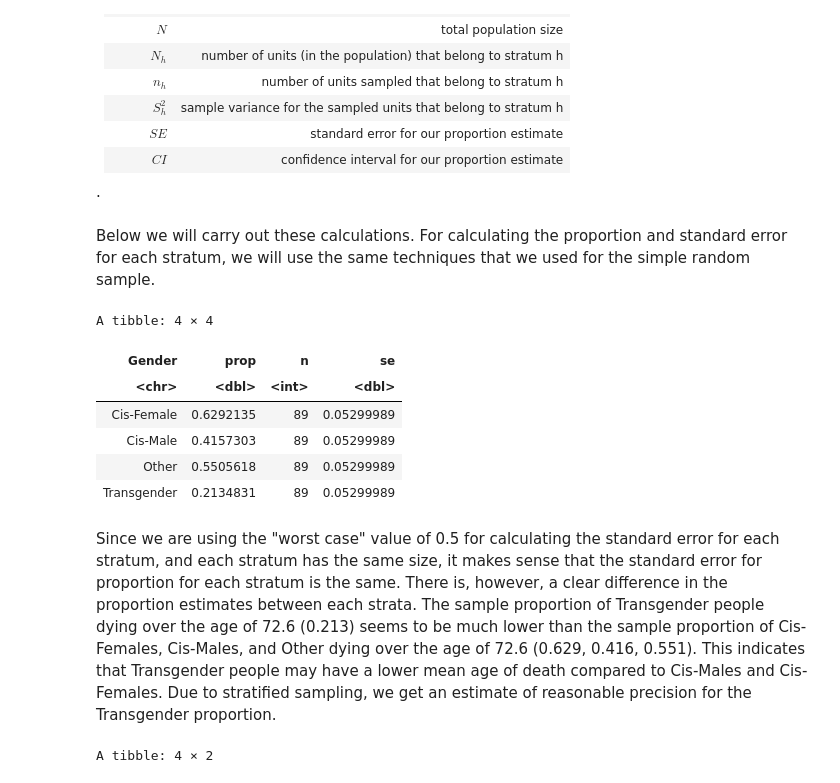
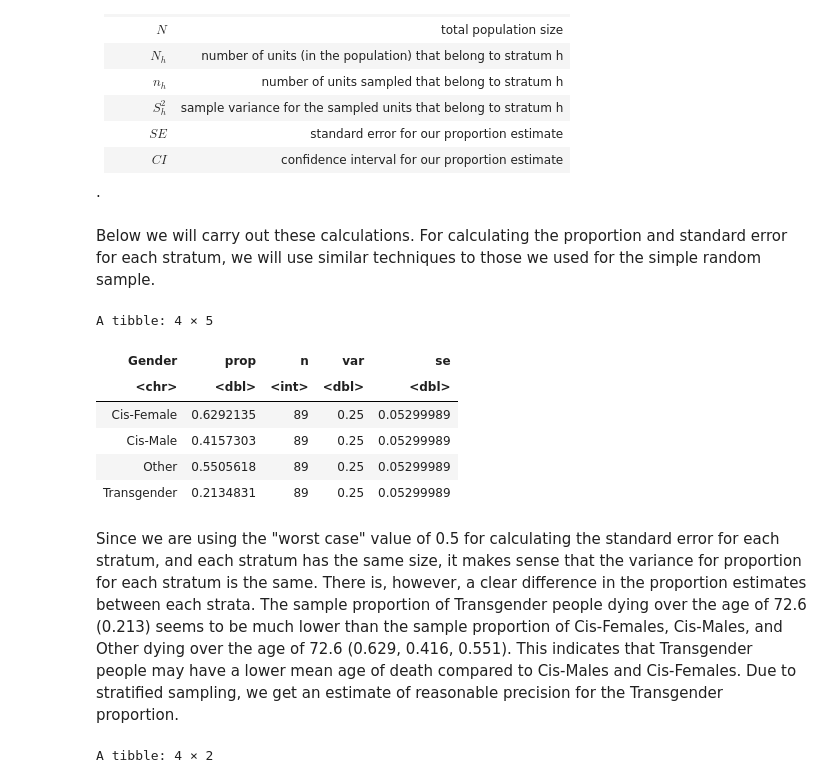
Before and after one commit to jjadeb/STAT334-Project, a Jupyter notebook: STAT344 Group Project-Copy1.ipynb, the cells around one changed output. Cells and saved outputs as stored; diff of their text form; code cells hidden in the pictures.

```diff
--- a/STAT344 Group Project-Copy1.ipynb
+++ b/STAT344 Group Project-Copy1.ipynb
@@ -466,28 +464,29 @@ $$CI = S_{p} \pm 1.96 \times SE$$
 
 .
 # %% [markdown]
-Below we will carry out these calculations. For calculating the proportion and standard error for each stratum, we will use the same techniques that we used for the simple random sample.
+Below we will carry out these calculations. For calculating the proportion and standard error for each stratum, we will use similar techniques to those we used for the simple random sample.
 # %%
 ## Strata proportion estimates
 
 strat_proportion_estimate <- age_strat %>%
 group_by(Gender) %>%
 mutate(over = Age.of.death > 72.6) %>%
 summarize(prop = mean(over),
           n = n(),
-          se = sqrt(0.5*0.5/n))
+          var = 0.5*0.5,
+          se = sqrt(var/n))
 
 strat_proportion_estimate
 # %% [output]
-A tibble: 4 × 4
+A tibble: 4 × 5
-| Gender | prop | n | se |
-| <chr> | <dbl> | <int> | <dbl> |
-| Cis-Female | 0.6292135 | 89 | 0.05299989 |
-| Cis-Male | 0.4157303 | 89 | 0.05299989 |
-| Other | 0.5505618 | 89 | 0.05299989 |
-| Transgender | 0.2134831 | 89 | 0.05299989 |
+| Gender | prop | n | var | se |
+| <chr> | <dbl> | <int> | <dbl> | <dbl> |
+| Cis-Female | 0.6292135 | 89 | 0.25 | 0.05299989 |
+| Cis-Male | 0.4157303 | 89 | 0.25 | 0.05299989 |
+| Other | 0.5505618 | 89 | 0.25 | 0.05299989 |
+| Transgender | 0.2134831 | 89 | 0.25 | 0.05299989 |
 # %% [markdown]
-Since we are using the "worst case" value of 0.5 for calculating the standard error for each stratum, and each stratum has the same size, it makes sense that the standard error for proportion for each stratum is the same. There is, however, a clear difference in the proportion estimates between each strata. The sample proportion of Transgender people dying over the age of 72.6 (0.213) seems to be much lower than the sample proportion of Cis-Females, Cis-Males, and Other dying over the age of 72.6 (0.629, 0.416, 0.551). This indicates that Transgender people may have a lower mean age of death compared to Cis-Males and Cis-Females. Due to stratified sampling, we get an estimate of reasonable precision for the Transgender proportion.
+Since we are using the "worst case" value of 0.5 for calculating the standard error for each stratum, and each stratum has the same size, it makes sense that the variance for proportion for each stratum is the same. There is, however, a clear difference in the proportion estimates between each strata. The sample proportion of Transgender people dying over the age of 72.6 (0.213) seems to be much lower than the sample proportion of Cis-Females, Cis-Males, and Other dying over the age of 72.6 (0.629, 0.416, 0.551). This indicates that Transgender people may have a lower mean age of death compared to Cis-Males and Cis-Females. Due to stratified sampling, we get an estimate of reasonable precision for the Transgender proportion.
 # %%
 ## Sample proportion estimate
 
```
Also changed, not shown: parts of 26 cells of this notebook.
